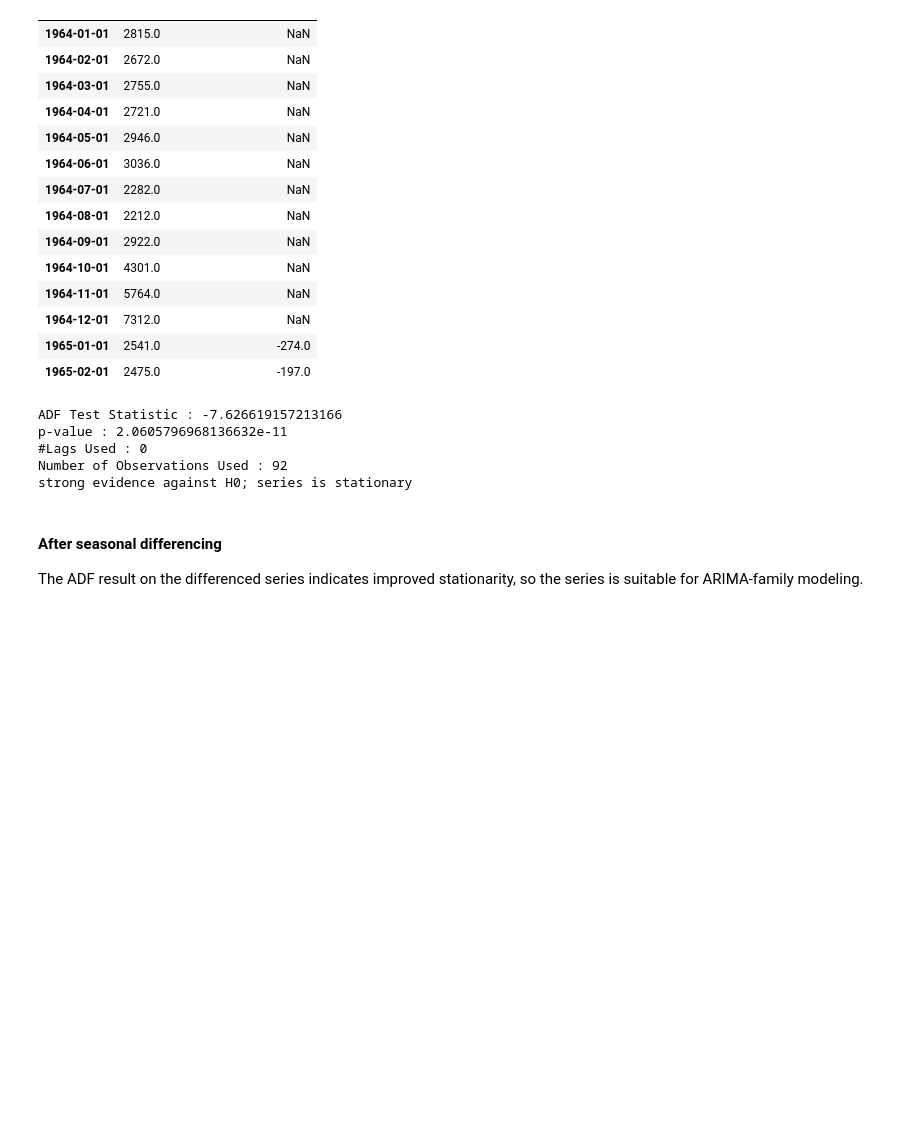
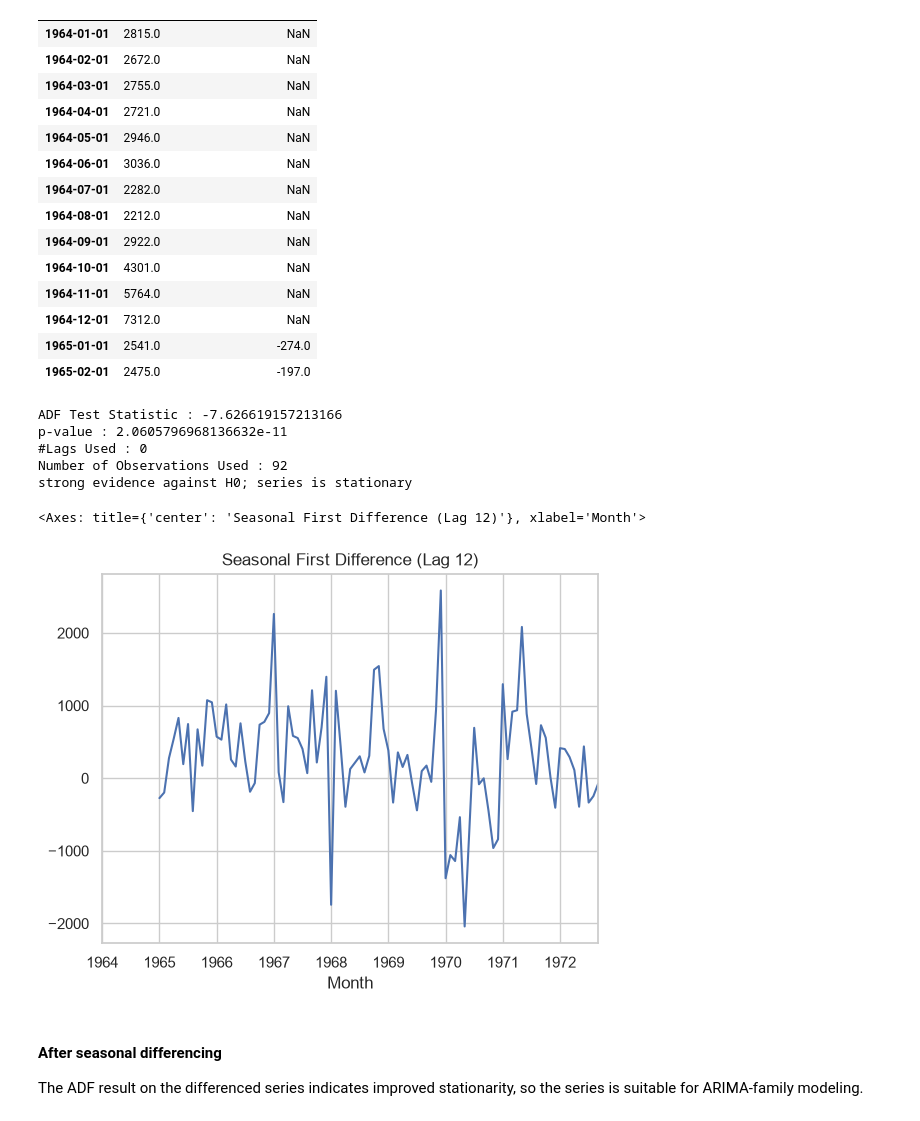
Before and after one commit to m20was/Analytics, a Jupyter notebook: notebooks/time-series/time-series-forecasting-for-champagne-sales.ipynb, the cells around one changed output. Saved outputs shown, nothing was run; the diff lists cells and outputs as text; code cells hidden in the pictures; blank space fills up the shorter version.

```diff
--- a/notebooks/time-series/time-series-forecasting-for-champagne-sales.ipynb
+++ b/notebooks/time-series/time-series-forecasting-for-champagne-sales.ipynb
@@ -242,7 +245,10 @@ Number of Observations Used : 92
 strong evidence against H0; series is stationary
 # %%
 # After the seasonal first difference, the p-value is less than 0.05, which indicates that we reject the null hypothesis and conclude that the series is stationary.
-df['Seasonal First Difference'].plot(title="Seasonal First Difference (Lag 12)").show()
+df['Seasonal First Difference'].plot(title="Seasonal First Difference (Lag 12)")
+# %% [output]
+<Axes: title={'center': 'Seasonal First Difference (Lag 12)'}, xlabel='Month'>
+[figure, added]
 # %% [markdown]
 #### After seasonal differencing
 
```
Also changed, not shown: parts of 10 cells of this notebook, 3 other files.
